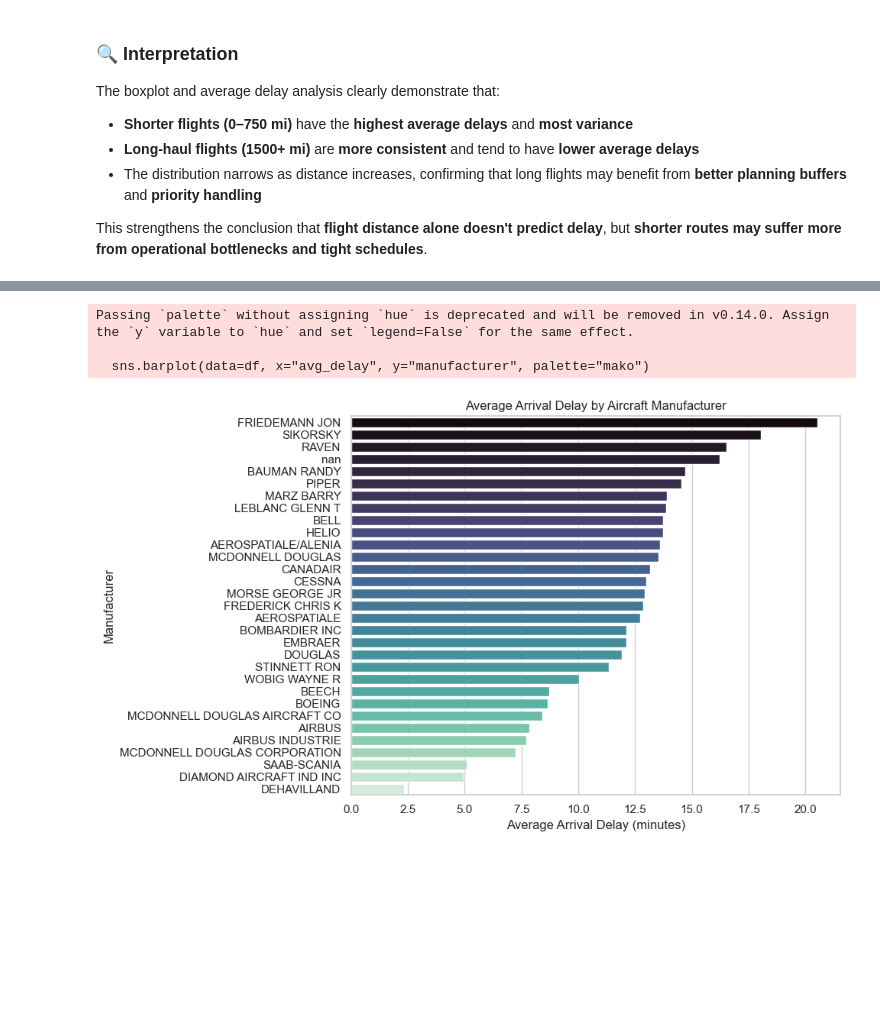
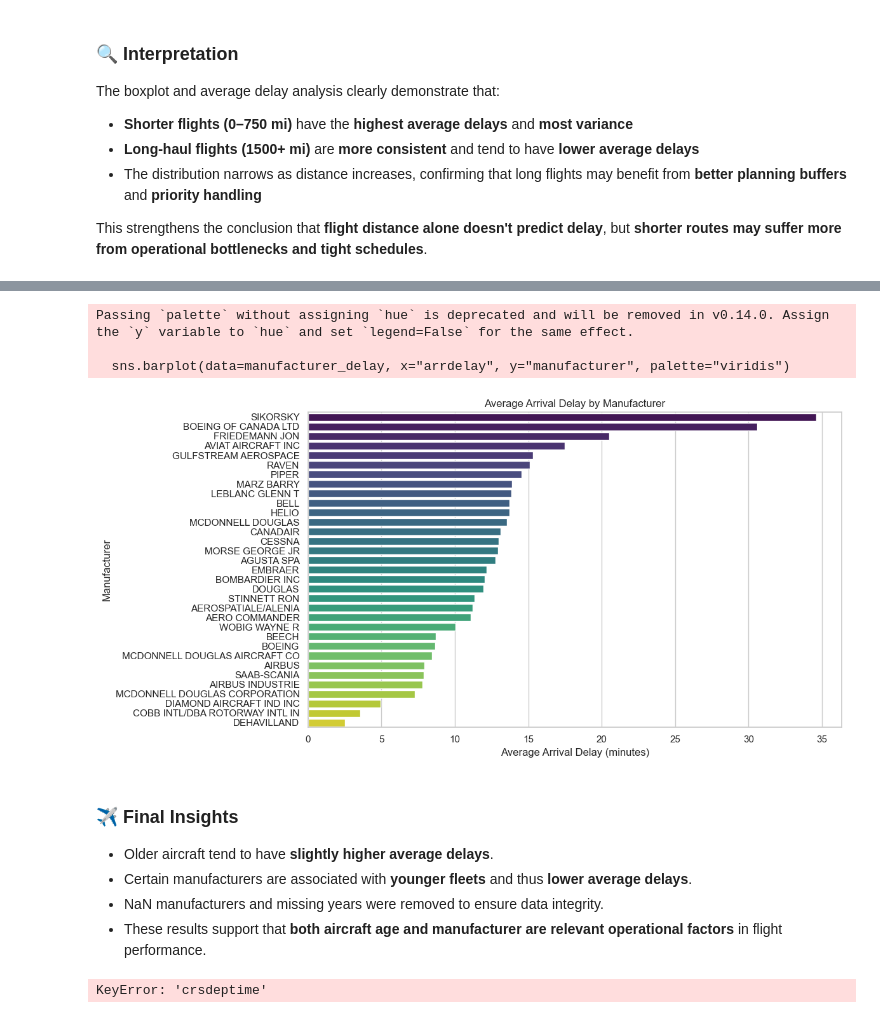
Before and after one commit to Lucasyuki01/College-Airlines-Analysis, a Jupyter notebook: main.ipynb, the cells around one changed output, grey strips where cells are left out. Saved outputs shown, nothing was run; the diff lists cells and outputs as text; code cells hidden in the pictures; blank space fills up the shorter version.

```diff
--- a/main.ipynb
+++ b/main.ipynb
@@ -307,14 +284,28 @@ df = pd.read_sql_query(query6, conn)
-# %%
-plt.figure(figsize=(10, 6))
-sns.barplot(data=df, x="avg_delay", y="manufacturer", palette="mako")
-
-plt.title("Average Arrival Delay by Aircraft Manufacturer")
-plt.xlabel("Average Arrival Delay (minutes)")
-plt.ylabel("Manufacturer")
-plt.tight_layout()
-plt.show()
-# %% [output]
-Passing `palette` without assigning `hue` is deprecated and will be removed in v0.14.0. Assign the `y` variable to `hue` and set `legend=False` for the same effect.
-
-  sns.barplot(data=df, x="avg_delay", y="manufacturer", palette="mako")
-[figure, removed]
+# %%
+manufacturer_delay = (
+    df.groupby("manufacturer")["arrdelay"]
+    .mean()
+    .sort_values(ascending=False)
+    .reset_index()
+)
+
+plt.figure(figsize=(12, 6))
+sns.barplot(data=manufacturer_delay, x="arrdelay", y="manufacturer", palette="viridis")
+
+plt.title("Average Arrival Delay by Manufacturer")
+plt.xlabel("Average Arrival Delay (minutes)")
+plt.ylabel("Manufacturer")
+plt.tight_layout()
+plt.show()
+# %% [output]
+Passing `palette` without assigning `hue` is deprecated and will be removed in v0.14.0. Assign the `y` variable to `hue` and set `legend=False` for the same effect.
+
+  sns.barplot(data=manufacturer_delay, x="arrdelay", y="manufacturer", palette="viridis")
+[figure, added]
+# %% [markdown]
+### ✈️ Final Insights
+
+- Older aircraft tend to have **slightly higher average delays**.
+- Certain manufacturers are associated with **younger fleets** and thus **lower average delays**.
+- NaN manufacturers and missing years were removed to ensure data integrity.
+- These results support that **both aircraft age and manufacturer are relevant operational factors** in flight performance.
@@ -320,0 +319,23 @@ Passing `palette` without assigning `hue` is deprecated and will be removed in v
+# %%
+df = pd.read_sql_query(query, conn)
+
+# === Extract hour from scheduled departure time ===
+# Note: crsdeptime is usually in hhmm format, e.g., 1530 → 15:30
+df["" \
+"dep_hour"] = df["crsdeptime"] // 100  # get hour part
+
+# === Group by hour and calculate average delay ===
+avg_delay_by_hour = df.groupby("dep_hour")["depdelay"].mean().reset_index()
+
+# === Plot ===
+plt.figure(figsize=(12, 6))
+sns.lineplot(data=avg_delay_by_hour, x="dep_hour", y="depdelay", marker="o")
+plt.title("Average Departure Delay by Scheduled Hour")
+plt.xlabel("Scheduled Departure Hour (0-23)")
+plt.ylabel("Average Departure Delay (minutes)")
+plt.xticks(range(0, 24))
+plt.grid(True)
+plt.tight_layout()
+plt.show()
+# %% [output]
+KeyError: 'crsdeptime'
```
Also changed, not shown: parts of 6 cells of this notebook, 1 other file.
